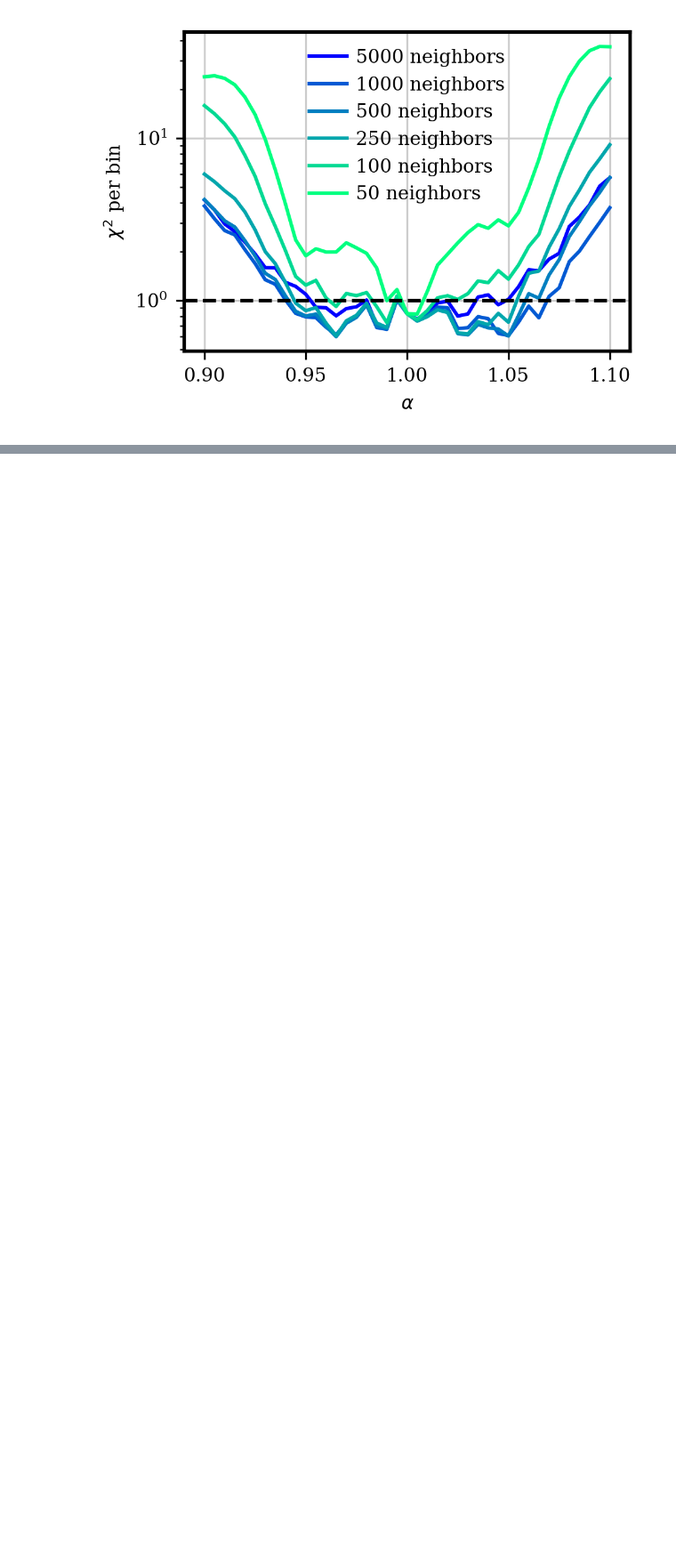
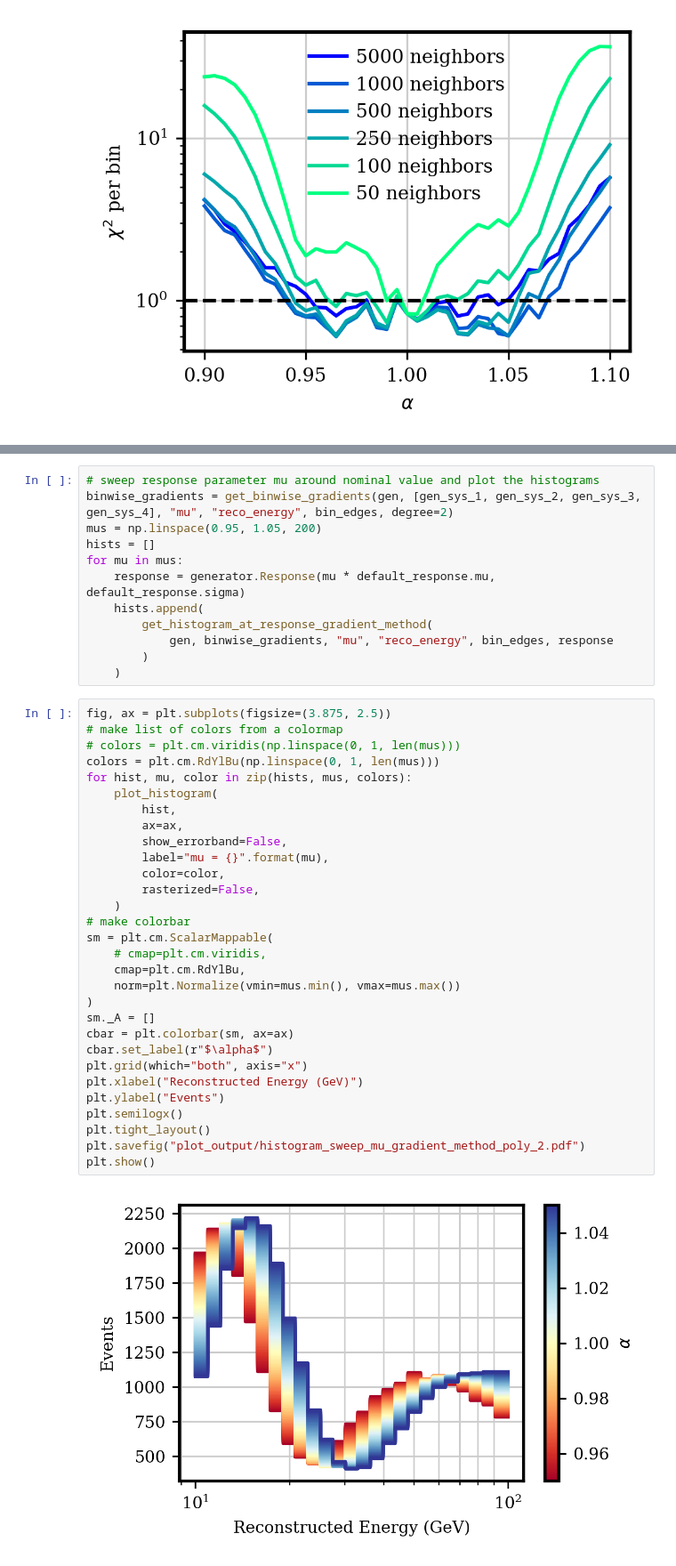
Before and after one commit to LeanderFischer/ultrasurfaces, a Jupyter notebook: Toy MC Paper Plots.ipynb, the cells around one changed output, grey strips where cells are left out. Shown at 89% size. Cells and saved outputs as stored; diff of their text form; blank space fills up the shorter version.

```diff
--- a/Toy MC Paper Plots.ipynb
+++ b/Toy MC Paper Plots.ipynb
@@ -703,0 +1189,44 @@ plt.show()
+# %%
+# sweep response parameter mu around nominal value and plot the histograms
+binwise_gradients = get_binwise_gradients(gen, [gen_sys_1, gen_sys_2, gen_sys_3, gen_sys_4], "mu", "reco_energy", bin_edges, degree=2)
+mus = np.linspace(0.95, 1.05, 200)
+hists = []
+for mu in mus:
+    response = generator.Response(mu * default_response.mu, default_response.sigma)
+    hists.append(
+        get_histogram_at_response_gradient_method(
+            gen, binwise_gradients, "mu", "reco_energy", bin_edges, response
+        )
+    )
+# %%
+fig, ax = plt.subplots(figsize=(3.875, 2.5))
+# make list of colors from a colormap
+# colors = plt.cm.viridis(np.linspace(0, 1, len(mus)))
+colors = plt.cm.RdYlBu(np.linspace(0, 1, len(mus)))
+for hist, mu, color in zip(hists, mus, colors):
+    plot_histogram(
+        hist,
+        ax=ax,
+        show_errorband=False,
+        label="mu = {}".format(mu),
+        color=color,
+        rasterized=False,
+    )
+# make colorbar
+sm = plt.cm.ScalarMappable(
+    # cmap=plt.cm.viridis,
+    cmap=plt.cm.RdYlBu,
+    norm=plt.Normalize(vmin=mus.min(), vmax=mus.max())
+)
+sm._A = []
+cbar = plt.colorbar(sm, ax=ax)
+cbar.set_label(r"$\alpha$")
+plt.grid(which="both", axis="x")
+plt.xlabel("Reconstructed Energy (GeV)")
+plt.ylabel("Events")
+plt.semilogx()
+plt.tight_layout()
+plt.savefig("plot_output/histogram_sweep_mu_gradient_method_poly_2.pdf")
+plt.show()
+# %% [output]
+[figure, added]
```
Also changed, not shown: parts of 14 cells of this notebook, 1 other file.
